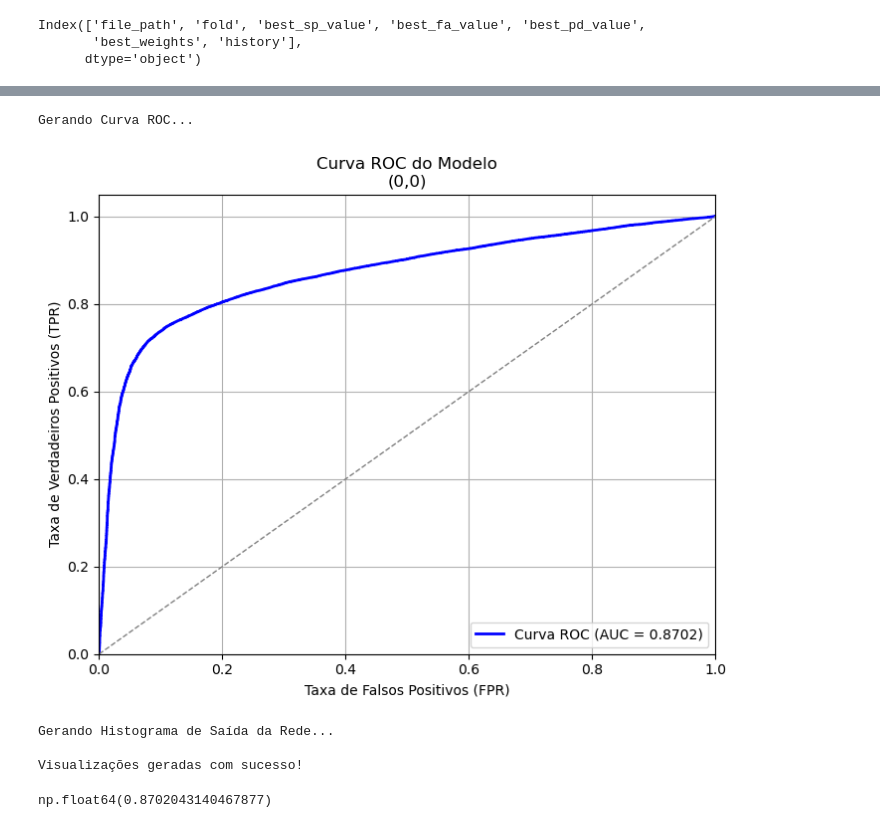
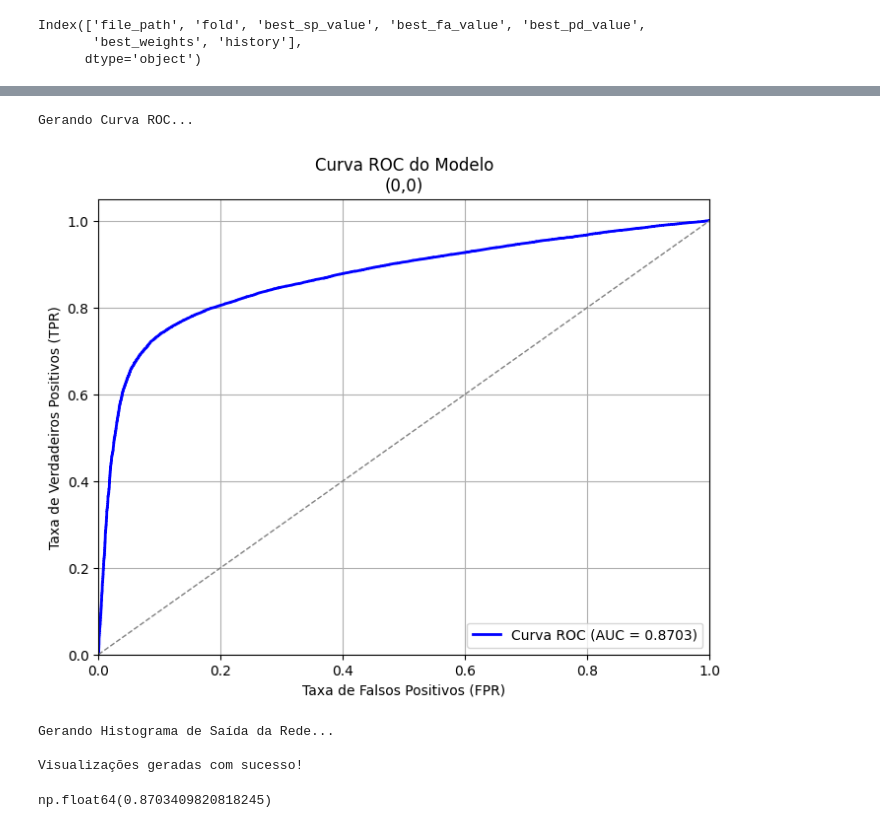
Before and after one commit to Pedrofran682/egamma_master, a Jupyter notebook: notebooks/analysis.ipynb, the cells around one changed output, grey strips where cells are left out. Saved outputs shown, nothing was run; the diff lists cells and outputs as text; code cells hidden in the pictures.

```diff
--- a/notebooks/analysis.ipynb
+++ b/notebooks/analysis.ipynb
@@ -4,7 +4,7 @@ import numpy as np
 import os
 import matplotlib.pyplot as plt
 # %%
-data_path = os.path.join("/home/pmourafr/egamma_master/results/modelV1.dim1.0.folds10_id20251116014550/iet0.ieta0.pkl")
+data_path = os.path.join("../results/modelV1.dim1.0.folds10_id20251116143504/iet0.ieta0.pkl")
 data = pd.read_pickle(data_path)
 data.columns
 # %% [output]
@@ -224,11 +184,11 @@ def plot_model_acc(best_model_details,
         print("\nVisualizações geradas com sucesso!")
         return auc_score
 # %%
-plot_model_acc(data["history"][2]["callbackMetrics"][0])
+plot_model_acc(data["history"][2]["callbackMetrics"])
 # %% [output]
 Gerando Curva ROC...
-[figure, old version]
+[figure, new version]
 Gerando Histograma de Saída da Rede...
 
 Visualizações geradas com sucesso!
-np.float64(0.8702043140467877)
+np.float64(0.8703409820818245)
```
Also changed, not shown: parts of 5 cells of this notebook, 4 other files.
